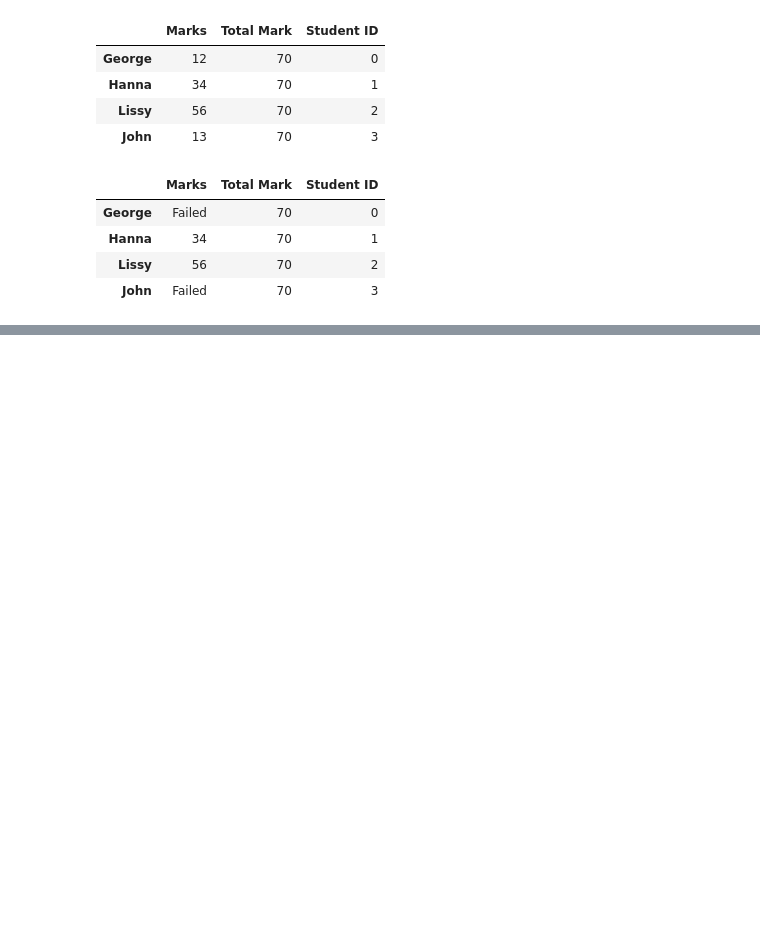
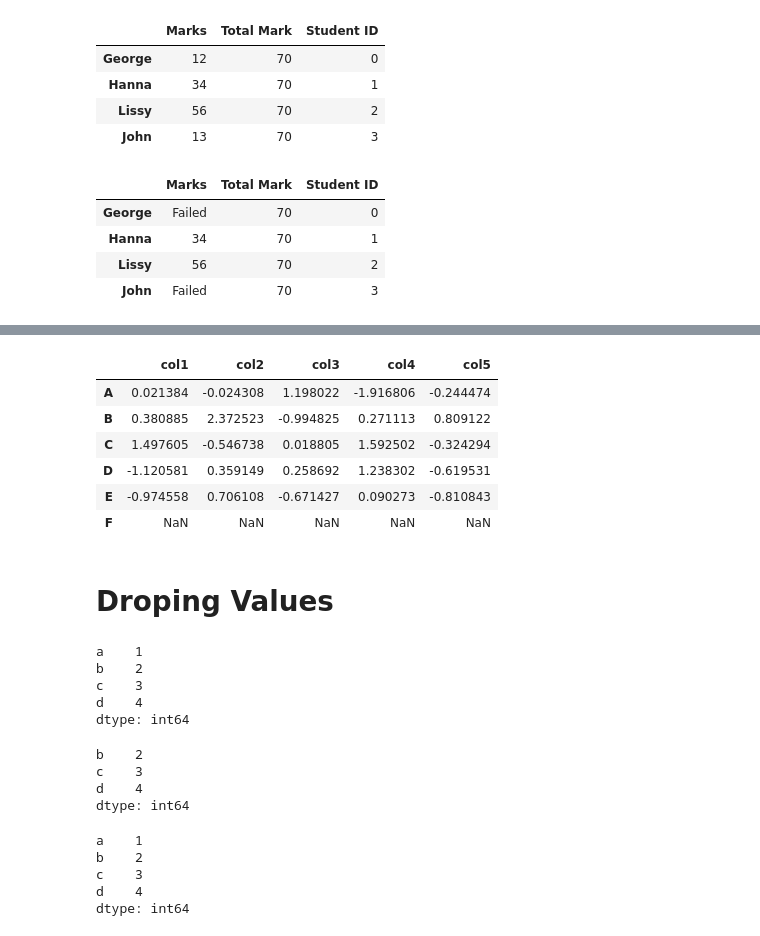
Before and after one commit to albinjohn366/DataScience_Tutorials, a Jupyter notebook: Pandas.ipynb, the cells around one changed output, grey strips where cells are left out. Cells and saved outputs as stored; diff of their text form; code cells hidden in the pictures; blank space fills up the shorter version.

```diff
--- a/Pandas.ipynb
+++ b/Pandas.ipynb
@@ -178,0 +207,6 @@ KeyError: ignored
+# %%
+# Using reindex to create index
+df = pd.DataFrame(np.random.randn(25).reshape(5, 5),
+                  index=['A', 'B', 'C', 'D', 'E'],
+                  columns=['col1', 'col2', 'col3', 'col4', 'col5'])
+df
@@ -178,0 +220,38 @@ KeyError: ignored
+# %%
+df = df.reindex(['A', 'B', 'C', 'D', 'E', 'F'])
+df      # this is how we create an additional index
+# %% [output]
+|  | col1 | col2 | col3 | col4 | col5 |
+| A | 0.021384 | -0.024308 | 1.198022 | -1.916806 | -0.244474 |
+| B | 0.380885 | 2.372523 | -0.994825 | 0.271113 | 0.809122 |
+| C | 1.497605 | -0.546738 | 0.018805 | 1.592502 | -0.324294 |
+| D | -1.120581 | 0.359149 | 0.258692 | 1.238302 | -0.619531 |
+| E | -0.974558 | 0.706108 | -0.671427 | 0.090273 | -0.810843 |
+| F | NaN | NaN | NaN | NaN | NaN |
+# %% [markdown]
+# Droping Values
+# %%
+ser = pd.Series([1, 2, 3, 4], index=['a', 'b', 'c', 'd'])
+ser
+# %% [output]
+a    1
+b    2
+c    3
+d    4
+dtype: int64
+# %%
+# This is how we will drop values in a particular array
+ser.drop('a')
+# %% [output]
+b    2
+c    3
+d    4
+dtype: int64
+# %%
+ser
+# %% [output]
+a    1
+b    2
+c    3
+d    4
+dtype: int64
```
Also changed, not shown: parts of 41 cells of this notebook.
